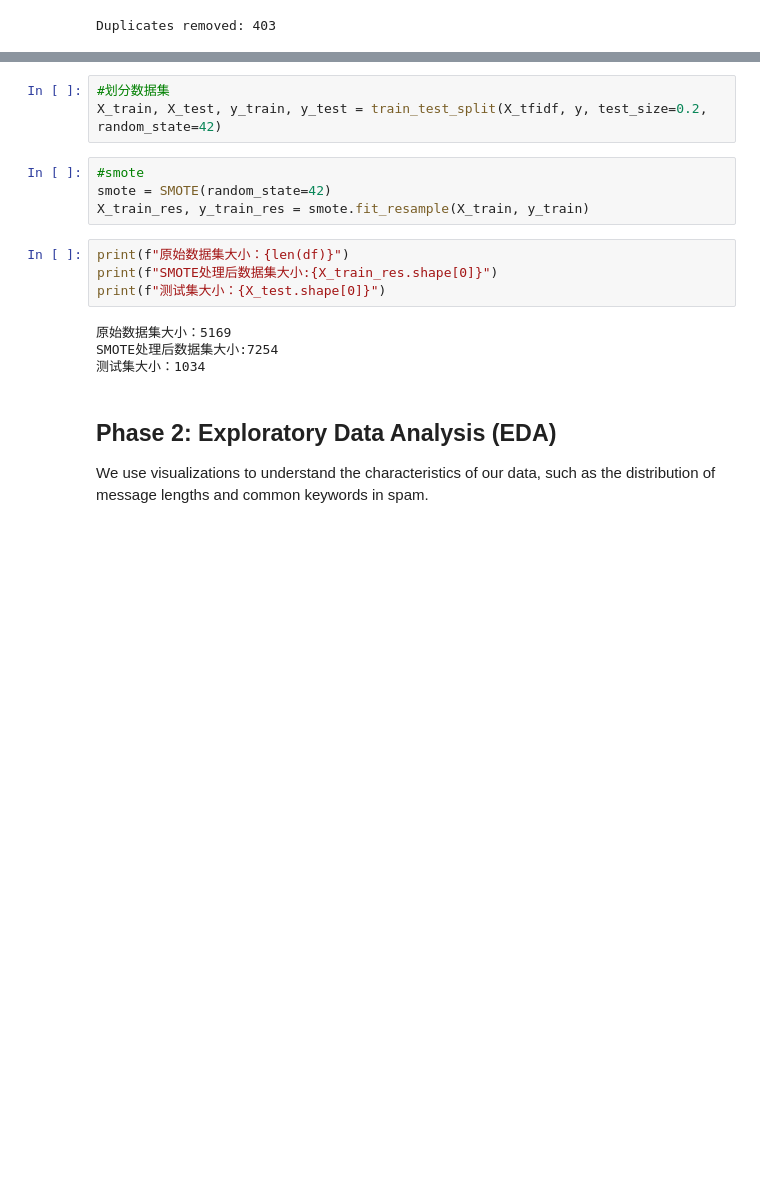
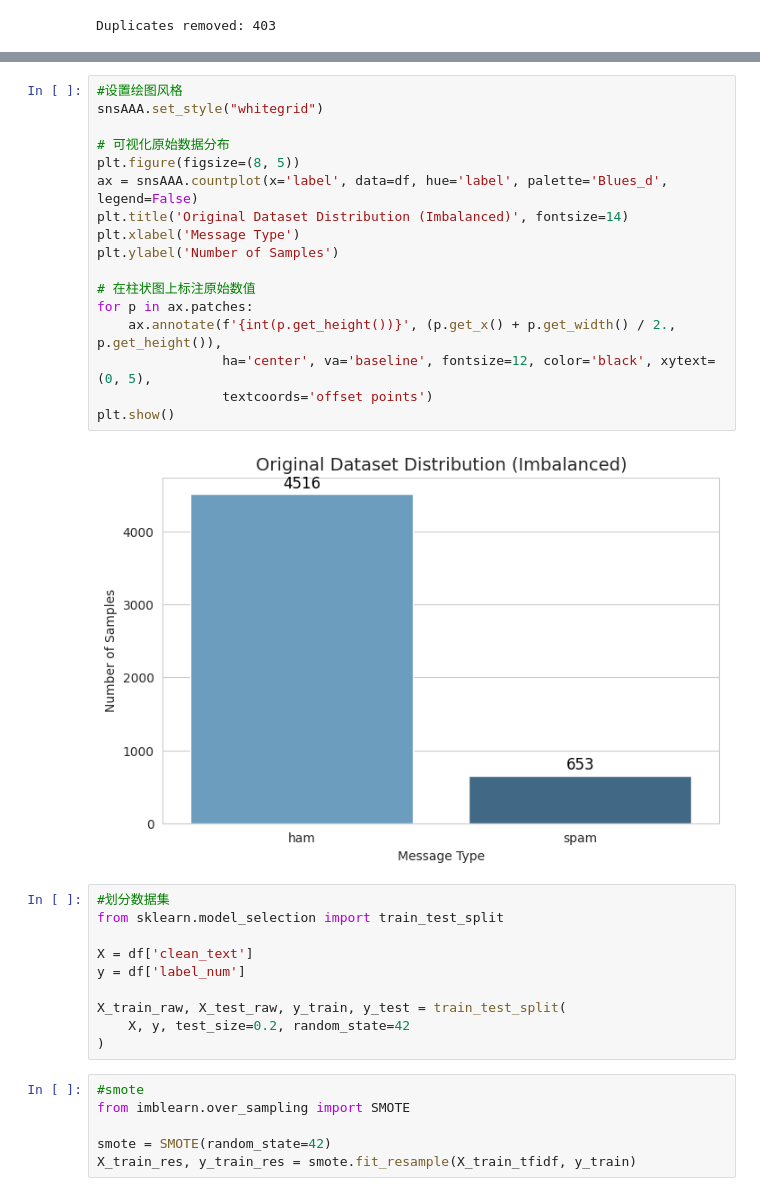
Before and after one commit to niuniu1fly-blip/spam-classification, a Jupyter notebook: “spam_classification_project_ipynb”.ipynb, the cells around one changed output, grey strips where cells are left out. Drawn from its saved outputs; the diff is of its cells as text; blank space fills up the shorter version.

```diff
--- a/“spam_classification_project_ipynb”.ipynb
+++ b/“spam_classification_project_ipynb”.ipynb
@@ -113,18 +125,35 @@ y = df['label_num']
+# %%
+#设置绘图风格
+snsAAA.set_style("whitegrid")
+
+# 可视化原始数据分布
+plt.figure(figsize=(8, 5))
+ax = snsAAA.countplot(x='label', data=df, hue='label', palette='Blues_d', legend=False)
+plt.title('Original Dataset Distribution (Imbalanced)', fontsize=14)
+plt.xlabel('Message Type')
+plt.ylabel('Number of Samples')
+
+# 在柱状图上标注原始数值
+for p in ax.patches:
+    ax.annotate(f'{int(p.get_height())}', (p.get_x() + p.get_width() / 2., p.get_height()),
+                ha='center', va='baseline', fontsize=12, color='black', xytext=(0, 5),
+                textcoords='offset points')
+plt.show()
+# %% [output]
+[figure, added]
 # %%
 #划分数据集
-X_train, X_test, y_train, y_test = train_test_split(X_tfidf, y, test_size=0.2, random_state=42)
+from sklearn.model_selection import train_test_split
+
+X = df['clean_text']
+y = df['label_num']
+
+X_train_raw, X_test_raw, y_train, y_test = train_test_split(
+    X, y, test_size=0.2, random_state=42
+)
 # %%
 #smote
+from imblearn.over_sampling import SMOTE
+
 smote = SMOTE(random_state=42)
-X_train_res, y_train_res = smote.fit_resample(X_train, y_train)
+X_train_res, y_train_res = smote.fit_resample(X_train_tfidf, y_train)
-# %%
-print(f"原始数据集大小：{len(df)}")
-print(f"SMOTE处理后数据集大小:{X_train_res.shape[0]}")
-print(f"测试集大小：{X_test.shape[0]}")
-# %% [output]
-原始数据集大小：5169
-SMOTE处理后数据集大小:7254
-测试集大小：1034
-# %% [markdown]
-## **Phase 2: Exploratory Data Analysis (EDA)**
-We use visualizations to understand the characteristics of our data, such as the distribution of message lengths and common keywords in spam.
```
Also changed, not shown: parts of 22 cells of this notebook.
